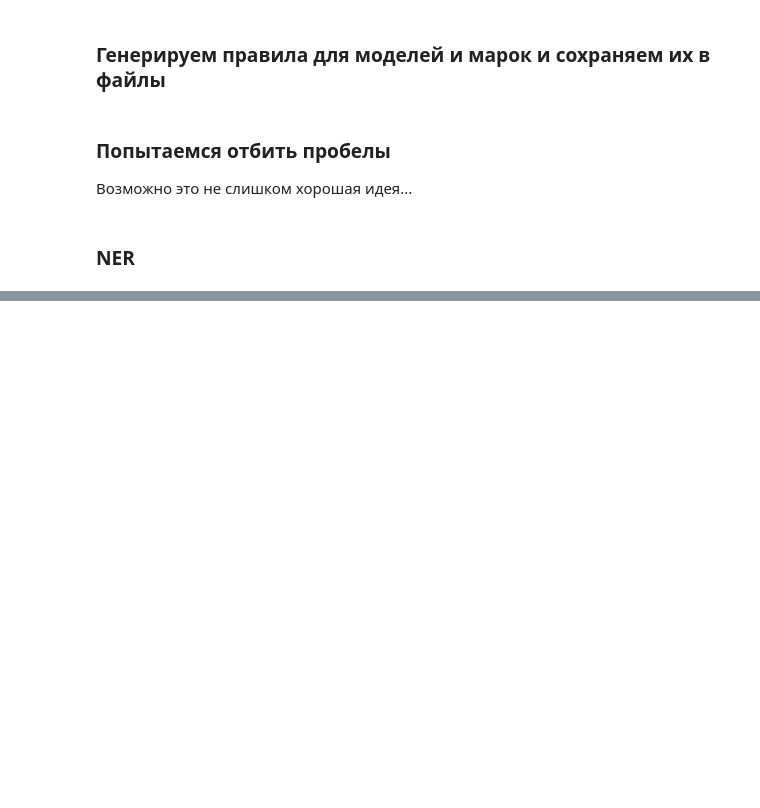
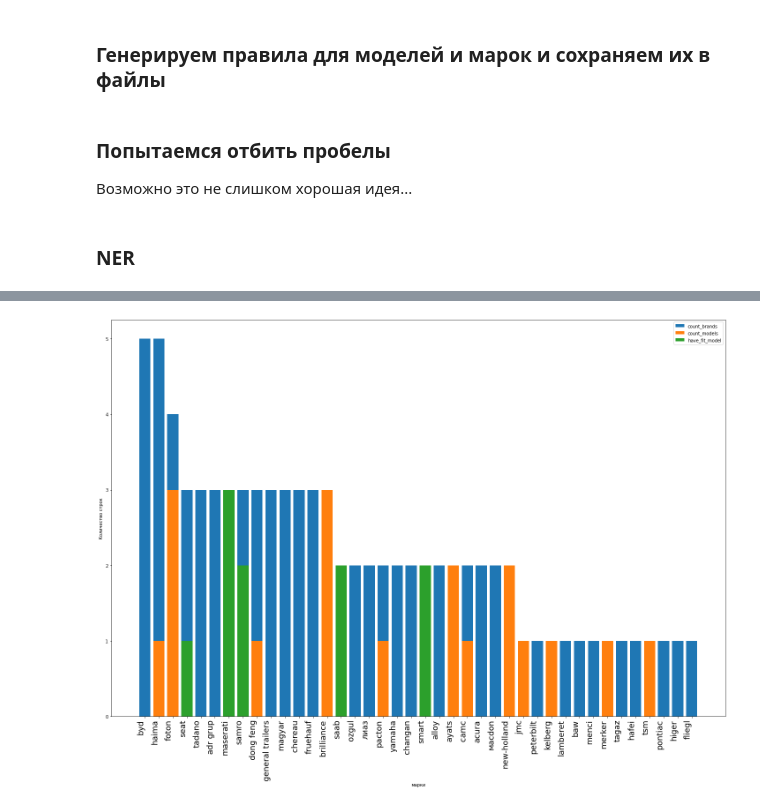
Before and after one commit to dumperize/autostat, a Jupyter notebook: index.ipynb, the cells around one changed output, grey strips where cells are left out. Saved outputs shown, nothing was run; the diff lists cells and outputs as text; code cells hidden in the pictures; blank space fills up the shorter version.

```diff
--- a/index.ipynb
+++ b/index.ipynb
@@ -209,0 +116,4 @@ re.match('^-?8560-?', '-8560')
+# %%
+show_bar_model(data, 80, 120)
+# %% [output]
+[figure, added]
```
Also changed, not shown: parts of 17 cells of this notebook, 12 other files.
